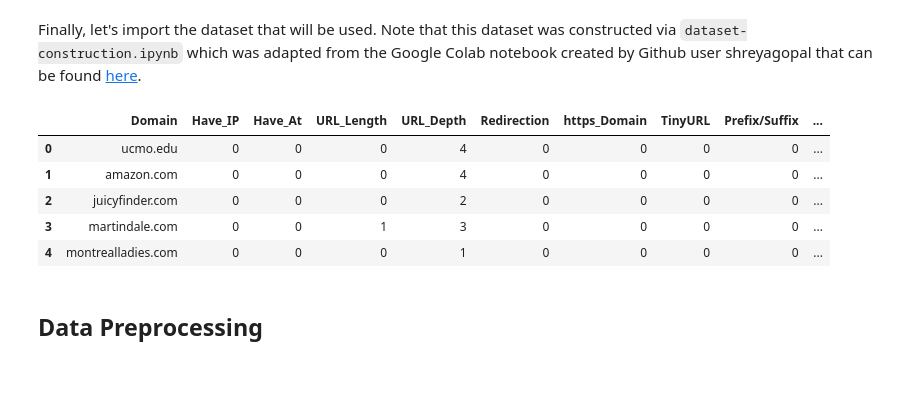
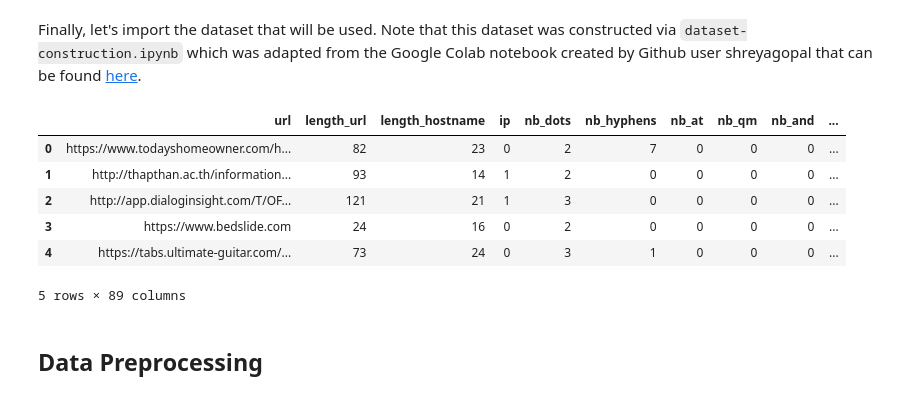
Before and after one commit to HappyPetDog/phishing-website-prediction, a Jupyter notebook: phishing-detection.ipynb, the cells around one changed output. Saved outputs shown, nothing was run; the diff lists cells and outputs as text; code cells hidden in the pictures.

```diff
--- a/phishing-detection.ipynb
+++ b/phishing-detection.ipynb
@@ -26,15 +27,16 @@ from sklearn.linear_model import LogisticRegression
 # %% [markdown]
 Finally, let's import the dataset that will be used. Note that this dataset was constructed via `dataset-construction.ipynb` which was adapted from the Google Colab notebook created by Github user shreyagopal that can be found [here](https://colab.research.google.com/github/shreyagopal/Phishing-Website-Detection-by-Machine-Learning-Techniques/blob/master/URL%20Feature%20Extraction.ipynb).
 # %%
-df_url = pd.read_csv('./datasets/final_dataset.csv')
+df_url = pd.read_csv('./datasets/new_dataset.csv')
 df_url.head()
 # %% [output]
-|  | Domain | Have_IP | Have_At | URL_Length | URL_Depth | Redirection | https_Domain | TinyURL | Prefix/Suffix | ... |
-| 0 | ucmo.edu | 0 | 0 | 0 | 4 | 0 | 0 | 0 | 0 | ... |
-| 1 | amazon.com | 0 | 0 | 0 | 4 | 0 | 0 | 0 | 0 | ... |
-| 2 | juicyfinder.com | 0 | 0 | 0 | 2 | 0 | 0 | 0 | 0 | ... |
-| 3 | martindale.com | 0 | 0 | 1 | 3 | 0 | 0 | 0 | 0 | ... |
-| 4 | montrealladies.com | 0 | 0 | 0 | 1 | 0 | 0 | 0 | 0 | ... |
+|  | url | length_url | length_hostname | ip | nb_dots | nb_hyphens | nb_at | nb_qm | nb_and | ... |
+| 0 | https://www.todayshomeowner.com/h... | 82 | 23 | 0 | 2 | 7 | 0 | 0 | 0 | ... |
+| 1 | http://thapthan.ac.th/information... | 93 | 14 | 1 | 2 | 0 | 0 | 0 | 0 | ... |
+| 2 | http://app.dialoginsight.com/T/OF... | 121 | 21 | 1 | 3 | 0 | 0 | 0 | 0 | ... |
+| 3 | https://www.bedslide.com | 24 | 16 | 0 | 2 | 0 | 0 | 0 | 0 | ... |
+| 4 | https://tabs.ultimate-guitar.com/... | 73 | 24 | 0 | 3 | 1 | 0 | 0 | 0 | ... |
+5 rows × 89 columns
 # %% [markdown]
 ## **Data Preprocessing**
 # %% [markdown]
```
Also changed, not shown: parts of 26 cells of this notebook, 6 other files.
